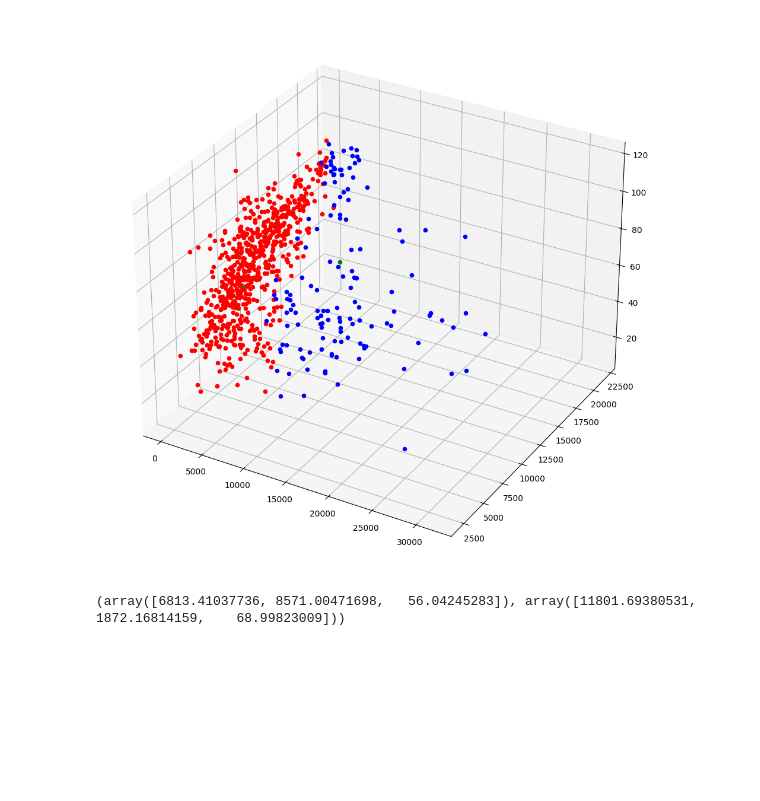
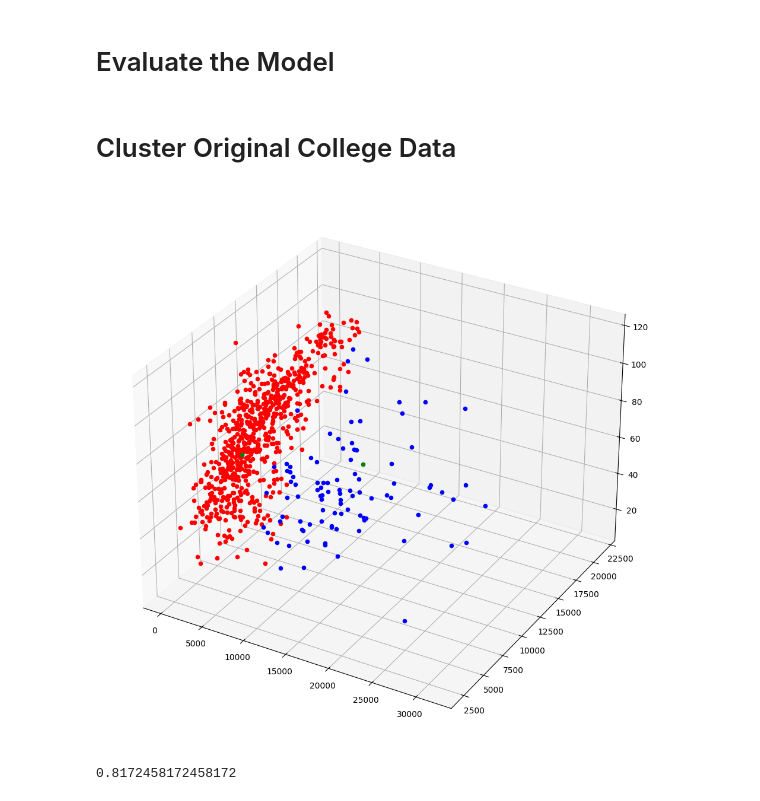
Before and after one commit to aaryangpatel/USCollegesKMeansClustering, a Jupyter notebook: KMeansClustering.ipynb, the cells around one changed output. Cells and saved outputs as stored; diff of their text form; code cells hidden in the pictures; blank space fills up the shorter version.

```diff
--- a/KMeansClustering.ipynb
+++ b/KMeansClustering.ipynb
@@ -72,5 +61,7 @@ def get_centroids_geometric(data, labels, k):
 # %%
-def get_centroids_arithmetic(data, labels, k):
+# Function to calculate new centriod location using arithmetic mean
+
+def get_centroids(data, labels, k):
     centroids = np.zeros((k, data.shape[1]))
 
     for c in range(0, k):
@@ -87,9 +78,10 @@ def get_centroids_arithmetic(data, labels, k):
 
     return centroids
 # %%
+# Main function to implement k mean clustering algorithm
+
 def k_means(data, k):
 
-    #these 2 lines
     centroids = data[np.random.choice(data.shape[0], k, replace=False)]
     oldCentroids = np.zeros((centroids.shape[0], data.shape[1]))
 
@@ -99,22 +91,25 @@ def k_means(data, k):
         oldCentroids = centroids
         labels = get_labels(data, centroids)
 
-        centroids = get_centroids_arithmetic(data, labels, k)
-
-        centroids = np.sort(centroids, axis=0)
-        oldCentroids = np.sort(oldCentroids, axis=0)
+        centroids = get_centroids(data, labels, k)
 
     labels = get_labels(data, centroids)
+
     return centroids, labels
 # %%
-def avg_centroids(data, k):
+# Function to find the average centroid through multiple interations of k means clustering
+
+def avg_k_means(data, k, num_iter = 10):
+
     centroids = np.empty((k, data.shape[1]))
 
-    num_iter = 10
     for i in range(num_iter):
         centroid, label = k_means(data, 2)
         centroids += centroid
     centroids = centroids / num_iter
+
     labels = get_labels(data, centroids)
 
     return centroids, labels
+# %% [markdown]
+# Evaluate the Model
@@ -121,44 +150,35 @@ def avg_centroids(data, k):
+# %% [markdown]
+# Cluster Original College Data
 # %%
-centroids, labels = avg_centroids(data, 2)
+# Train model on original data
+
+centroids_org, labels_org = avg_k_means(data, 2)
+centroids_real_org = find_actual_centroids(data)
 # %%
+# Plot original data with calculated clustering and centroids
+
 fig = plt.figure(figsize=(12, 12))
 ax = fig.add_subplot(projection='3d')
 
-
-# swap x and y: in for loop for red and blue, for loop cyan, real centroids
 for i in range(data.shape[0]):
-    if labels[i] == 0:
+    if labels_org[i] == 1:
         ax.scatter(data[i][1], data[i][0], data[i][2], c='red')
     else:
         ax.scatter(data[i][1], data[i][0], data[i][2], c='blue')
 
 
-#ax.scatter(df.loc[:, 'Outstate'], df.loc[:, 'F.Undergrad'], df.loc[:, 'Grad.Rate'])
-for i in range(centroids.shape[0]):
-   ax.scatter(centroids[i][1], centroids[i][0], centroids[i][2], color='green')
+for i in range(centroids_org.shape[0]):
+   ax.scatter(centroids_org[i][1], centroids_org[i][0], centroids_org[i][2], color='green')
+
+plt.xlabel('F. Undergrad')
+plt.ylabel('Outstate')
+ax.set_zlabel('Grad. Rate')
 
 plt.show()
 # %% [output]
-[figure, old version]
+[figure, new version]
 # %%
-def find_actual_centroids(data):
-    private_cnt = df['Private'].value_counts()['Yes']
-    public_cnt = df['Private'].value_counts()['No']
-    privates = np.zeros(data.shape[1])
-    publics = np.zeros(data.shape[1])
-
-    for i in range(data.shape[0]):
-        if label_data[i] == "Yes":
-            privates += data[i]
-        else:
-            publics += data[i]
-
-    priv = privates / private_cnt
-    pub = publics / public_cnt
-
-    return pub, priv
+print("K Means Clustering Accuracy on the Original Data Set: ", k_means_accuracy(labels_org))
+# %% [output]
+0.8172458172458172
-# %%
-print(find_actual_centroids(data))
-# %% [output]
-(array([6813.41037736, 8571.00471698,   56.04245283]), array([11801.69380531,  1872.16814159,    68.99823009]))
 # %%
```
Also changed, not shown: parts of 33 cells of this notebook.
